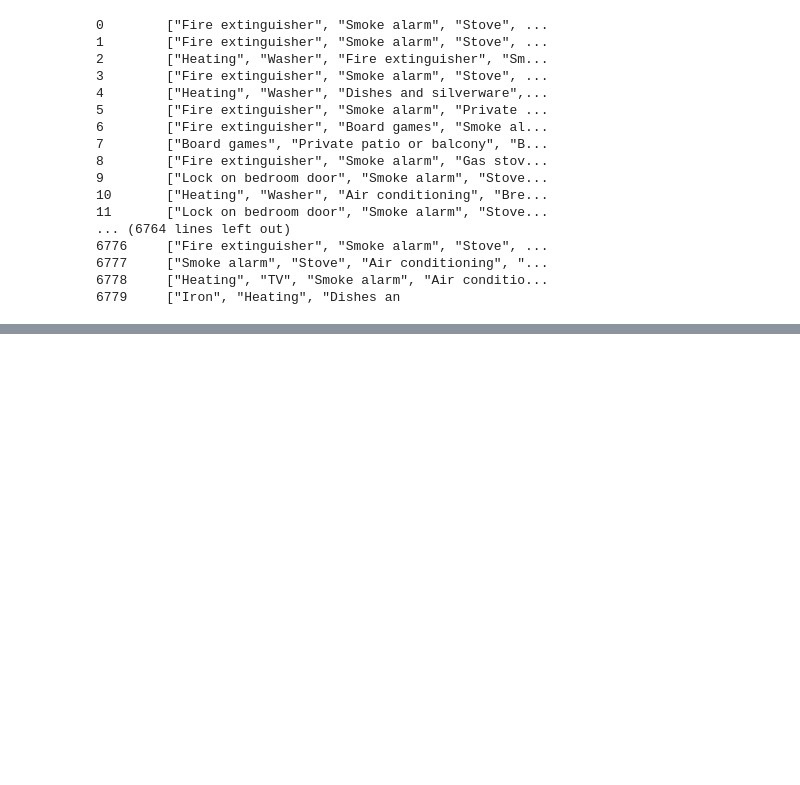
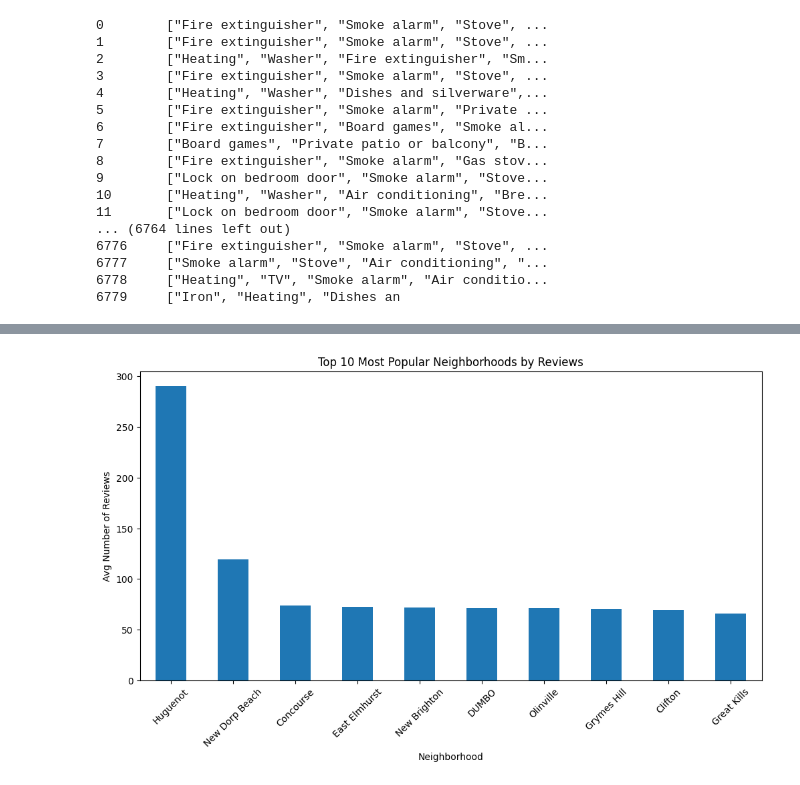
Before and after one commit to pooja-ippalapelli/milestone-II, a Jupyter notebook: data_cleaning.ipynb, the cells around one changed output, grey strips where cells are left out. Saved outputs shown, nothing was run; the diff lists cells and outputs as text; code cells hidden in the pictures; blank space fills up the shorter version.

```diff
--- a/data_cleaning.ipynb
+++ b/data_cleaning.ipynb
@@ -80,0 +95,15 @@ df['amenities']
+# %%
+# Popularity by neighborhood
+
+# Group by neighborhood and calculate the mean number of reviews
+neighborhood_reviews = df.groupby('neighbourhood_cleansed')['number_of_reviews'].mean().nlargest(10)
+
+plt.figure(figsize=(12, 6))
+neighborhood_reviews.plot(kind='bar')
+plt.xlabel('Neighborhood')
+plt.ylabel('Avg Number of Reviews')
+plt.title('Top 10 Most Popular Neighborhoods by Reviews')
+plt.xticks(rotation=45)
+plt.show()
+# %% [output]
+[figure, added]
```
Also changed, not shown: parts of 2 cells of this notebook.
